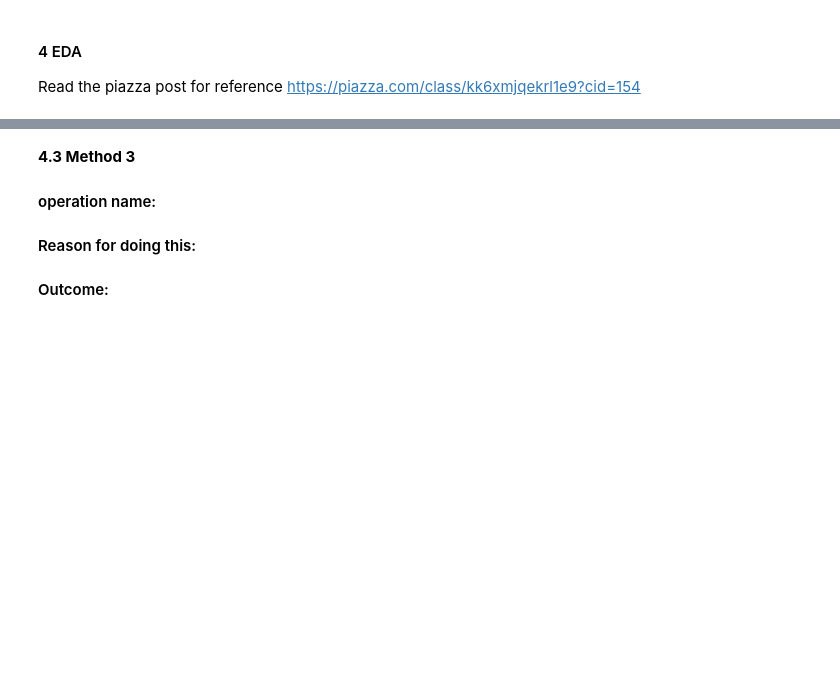
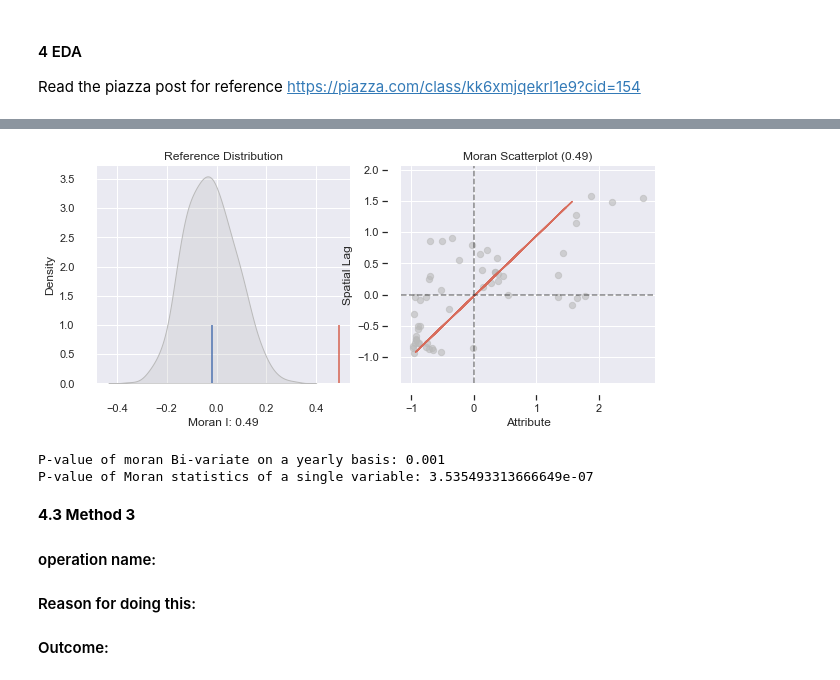
Before and after one commit to zemingzhang1/Data-Intensive, a Jupyter notebook: phase2.ipynb, the cells around one changed output, grey strips where cells are left out. Saved outputs shown, nothing was run; the diff lists cells and outputs as text; code cells hidden in the pictures; blank space fills up the shorter version.

```diff
--- a/phase2.ipynb
+++ b/phase2.ipynb
@@ -82,3 +215,19 @@ ctx.add_basemap(axs[1,1])
+# %%
+from splot.esda import moran_scatterplot
+from splot.esda import plot_moran
+from esda.moran import Moran
+moran = Moran(y_val,w)
+plot_moran(moran, zstandard=True, figsize=(10,4))
+plt.show()
+# %% [output]
+[figure, added]
+# %%
+# huge spatial dependency we reject the null hypothesis
+print( "P-value of moran Bi-variate on a yearly basis: " + str(moran_bv.p_sim))
+print( "P-value of Moran statistics of a single variable: "+ str(moran.p_z_sim))
+# %% [output]
+P-value of moran Bi-variate on a yearly basis: 0.001
+P-value of Moran statistics of a single variable: 3.535493313666649e-07
 # %% [markdown]
 **4.3 Method 3**
 
```
Also changed, not shown: parts of 22 cells of this notebook, 8 other files.
